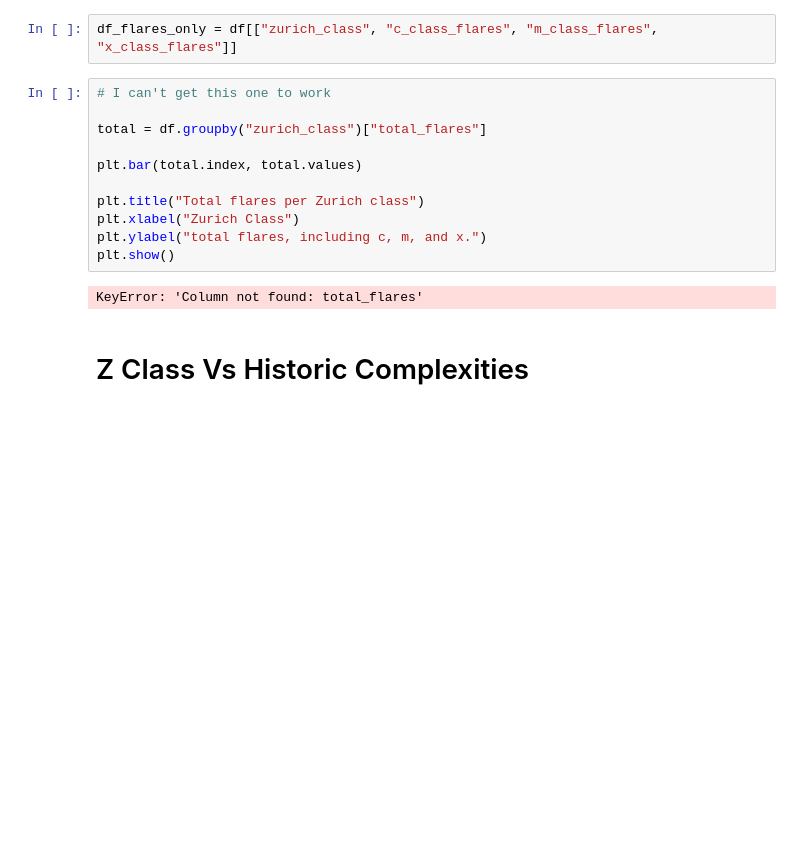
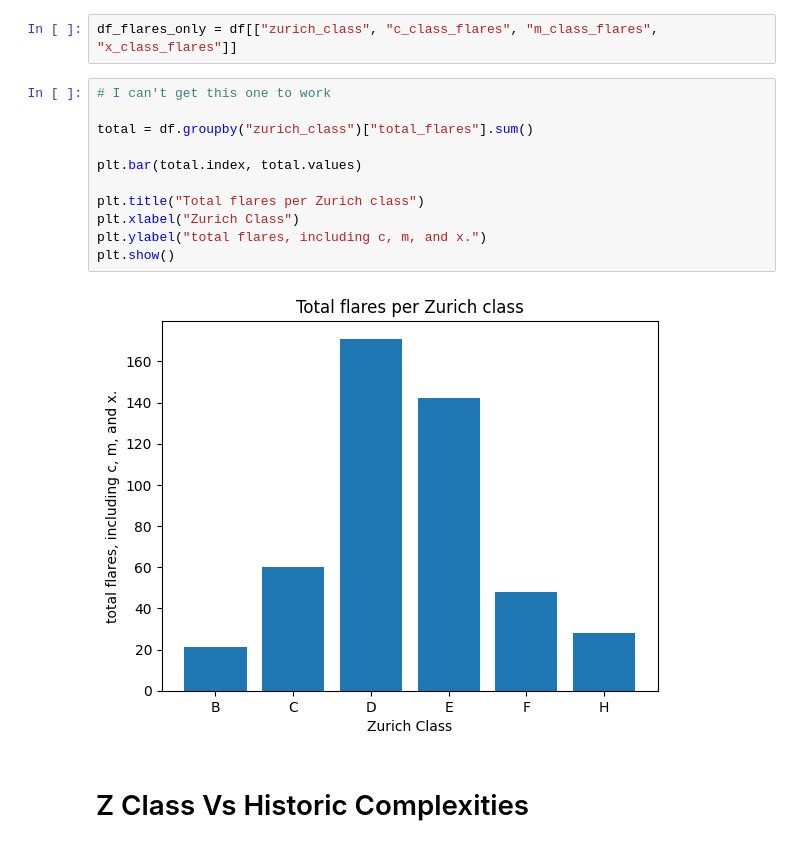
Before and after one commit to nollamae7-spec/DSRSP-Solar-Flares, a Jupyter notebook: DSHRP_Solar_Flares.ipynb, the cells around one changed output. Drawn from its saved outputs; the diff is of its cells as text; blank space fills up the shorter version.

Commit message:
I was able to fix the graph I couldn't do using the total_flares variable!

```diff
--- a/DSHRP_Solar_Flares.ipynb
+++ b/DSHRP_Solar_Flares.ipynb
@@ -215,16 +215,16 @@ df_flares_only = df[["zurich_class", "c_class_flares", "m_class_flares", "x_clas
 # %%
 # I can't get this one to work
 
-total = df.groupby("zurich_class")["total_flares"]
+total = df.groupby("zurich_class")["total_flares"].sum()
 
 plt.bar(total.index, total.values)
 
 plt.title("Total flares per Zurich class")
 plt.xlabel("Zurich Class")
 plt.ylabel("total flares, including c, m, and x.")
 plt.show()
 # %% [output]
-KeyError: 'Column not found: total_flares'
+[figure, added]
 # %% [markdown]
 # Z Class Vs Historic Complexities
 # %% [markdown]
```
